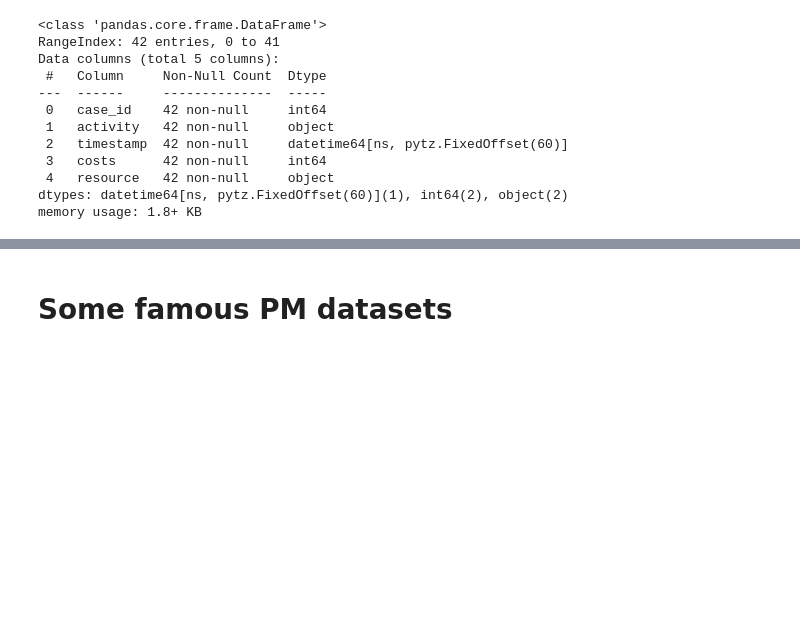
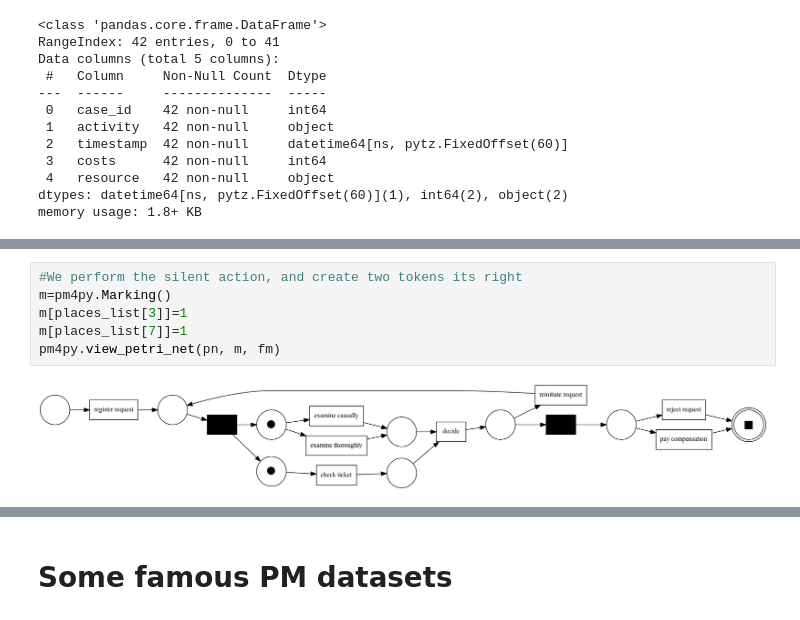
Before and after one commit to EMbeDS-education/ComputingDataAnalysisModeling20242025, a Jupyter notebook: PDAI/jupyter/jupyterNotebooks/M2PM_03pm4py.ipynb, the cells around one changed output, grey strips where cells are left out. Drawn from its saved outputs; the diff is of its cells as text; blank space fills up the shorter version.

```diff
--- a/PDAI/jupyter/jupyterNotebooks/M2PM_03pm4py.ipynb
+++ b/PDAI/jupyter/jupyterNotebooks/M2PM_03pm4py.ipynb
@@ -111,0 +613,8 @@ len(event_log.activity.unique())
+# %%
+#We perform the silent action, and create two tokens its right
+m=pm4py.Marking()
+m[places_list[3]]=1
+m[places_list[7]]=1
+pm4py.view_petri_net(pn, m, fm)
+# %% [output]
+[figure, added]
```
Also changed, not shown: parts of 117 cells of this notebook, 7 other files.
